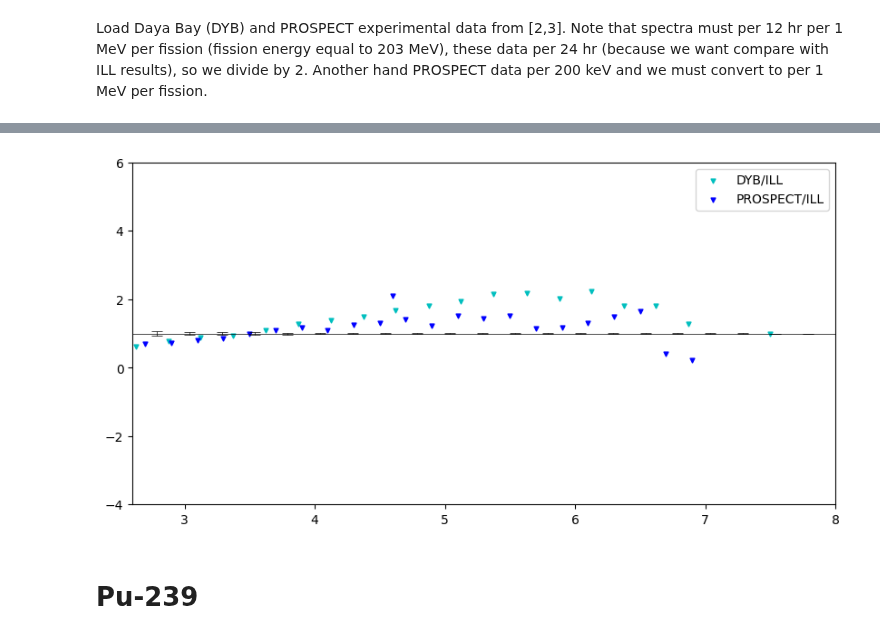
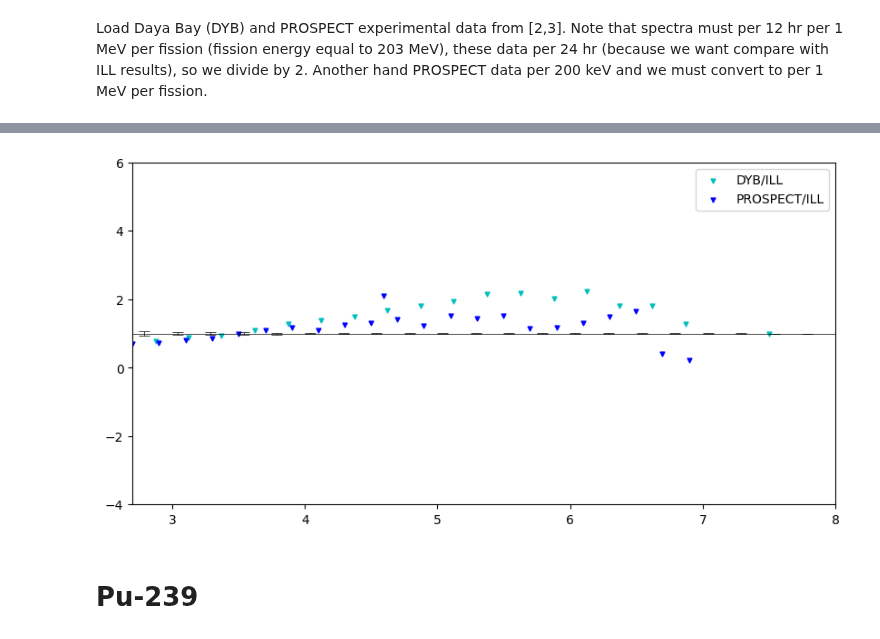
Before and after one commit to dehpour/Reactor-Antineutrino-Flux-Analysis, a Jupyter notebook: ILL's Phenomenological Model Predicted Antineutrino Flux Compare with Recently Observations.ipynb, the cells around one changed output, grey strips where cells are left out. Drawn from its saved outputs; the diff is of its cells as text; code cells hidden in the pictures.

```diff
--- a/ILL's Phenomenological Model Predicted Antineutrino Flux Compare with Recently Observations.ipynb
+++ b/ILL's Phenomenological Model Predicted Antineutrino Flux Compare with Recently Observations.ipynb
@@ -62,18 +101,18 @@ plt.show()
 # %%
 plt.figure(figsize=(10, 5),dpi=100)
-plt.xlim(2.6,8)
+plt.xlim(2.7,8)
 plt.ylim(-4,6)
 
 plt.scatter(E_DYB_235U, (N_DYB_235U)/(a_0_235U+a_1_235U*(E_DYB_235U-0.79)+a_2_235U*(E_DYB_235U-0.79)**2+a_3_235U*(E_DYB_235U-0.79)**3+a_4_235U*(E_DYB_235U-0.79)**4+a_5_235U*(E_DYB_235U-0.79)**5), label="DYB/ILL", c='c', marker='v', s=12)
 plt.scatter(E_PROSPECT_235U, (N_PROSPECT_235U)/(a_0_235U+a_1_235U*(E_PROSPECT_235U-0.79)+a_2_235U*(E_PROSPECT_235U-0.79)**2+a_3_235U*(E_PROSPECT_235U-0.79)**3+a_4_235U*(E_PROSPECT_235U-0.79)**4+a_5_235U*(E_PROSPECT_235U-0.79)**5), label="PROSPECT/ILL", c='b', marker='v', s=12)
 
 plt.errorbar(E_ILL_235U+0.79, (N_ILL_235U/N_ILL_235U), yerr=((err_ILL_235U*N_ILL_235U)/100), linestyle="None", c='black',capsize=4.5,capthick=0.5,elinewidth=0.5)
 plt.axhline(y=1, color='black', linestyle='-',linewidth=0.5)
 
 plt.legend()
 plt.show()
 # %% [output]
-[figure, old version]
+[figure, new version]
 # %% [markdown]
 # Pu-239
 # %% [markdown]
```
Also changed, not shown: parts of 14 cells of this notebook.
